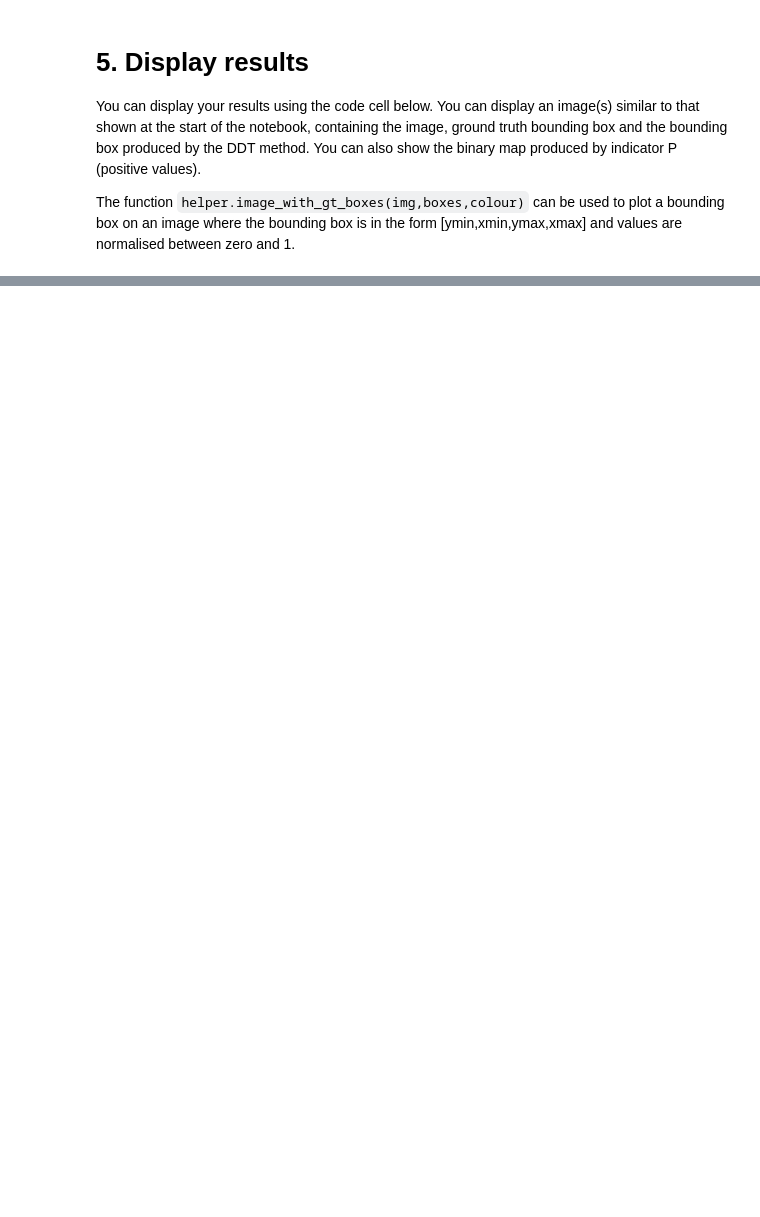
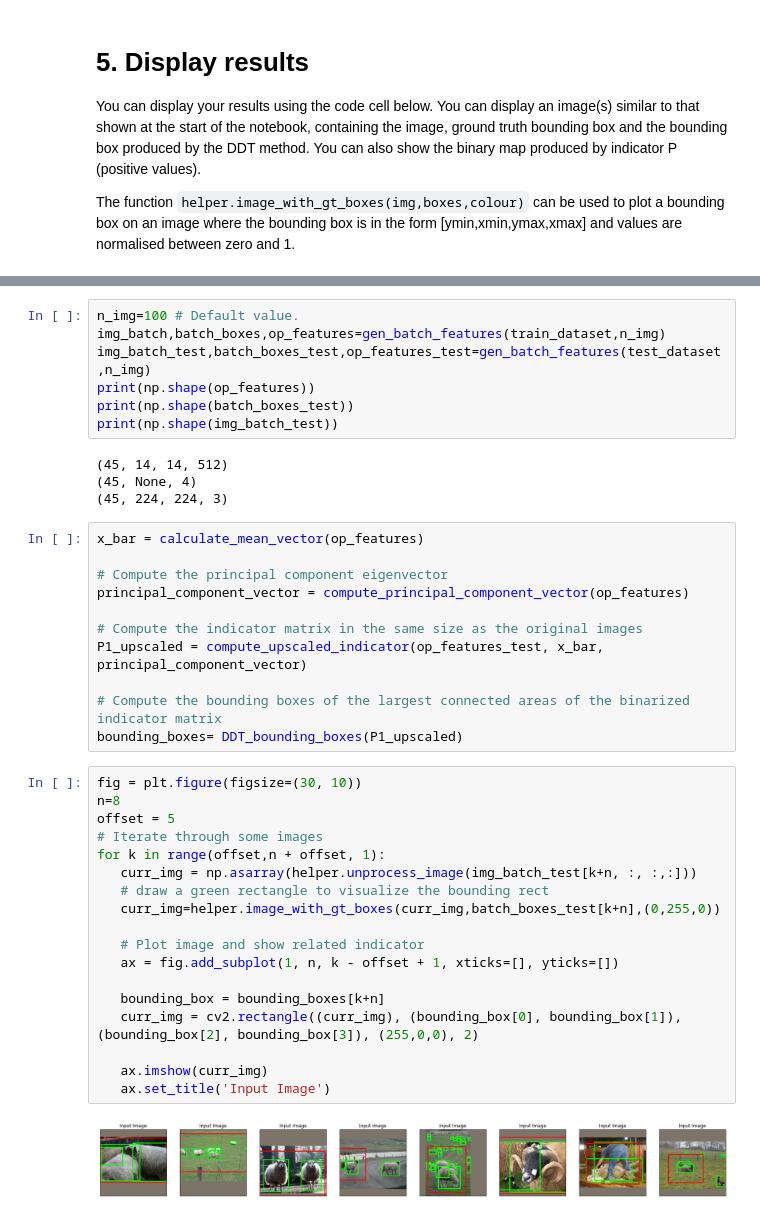
Before and after one commit to comaraDOTcom/machine-vision, a Jupyter notebook: deep-learning/Etivity_assignment3.ipynb, the cells around one changed output, grey strips where cells are left out. Drawn from its saved outputs; the diff is of its cells as text; blank space fills up the shorter version.

```diff
--- a/deep-learning/Etivity_assignment3.ipynb
+++ b/deep-learning/Etivity_assignment3.ipynb
@@ -145,0 +355,42 @@ for k in range(n):
+# %%
+n_img=100 # Default value.
+img_batch,batch_boxes,op_features=gen_batch_features(train_dataset,n_img)
+img_batch_test,batch_boxes_test,op_features_test=gen_batch_features(test_dataset,n_img)
+print(np.shape(op_features))
+print(np.shape(batch_boxes_test))
+print(np.shape(img_batch_test))
+# %% [output]
+(45, 14, 14, 512)
+(45, None, 4)
+(45, 224, 224, 3)
+# %%
+x_bar = calculate_mean_vector(op_features)
+
+# Compute the principal component eigenvector
+principal_component_vector = compute_principal_component_vector(op_features)
+
+# Compute the indicator matrix in the same size as the original images
+P1_upscaled = compute_upscaled_indicator(op_features_test, x_bar, principal_component_vector)
+
+# Compute the bounding boxes of the largest connected areas of the binarized indicator matrix
+bounding_boxes= DDT_bounding_boxes(P1_upscaled)
+# %%
+fig = plt.figure(figsize=(30, 10))
+n=8
+offset = 5
+# Iterate through some images
+for k in range(offset,n + offset, 1):
+   curr_img = np.asarray(helper.unprocess_image(img_batch_test[k+n, :, :,:]))
+   # draw a green rectangle to visualize the bounding rect
+   curr_img=helper.image_with_gt_boxes(curr_img,batch_boxes_test[k+n],(0,255,0))
+
+   # Plot image and show related indicator
+   ax = fig.add_subplot(1, n, k - offset + 1, xticks=[], yticks=[])
+
+   bounding_box = bounding_boxes[k+n]
+   curr_img = cv2.rectangle((curr_img), (bounding_box[0], bounding_box[1]), (bounding_box[2], bounding_box[3]), (255,0,0), 2)
+
+   ax.imshow(curr_img)
+   ax.set_title('Input Image')
+# %% [output]
+[figure, added]
```
Also changed, not shown: parts of 27 cells of this notebook.
